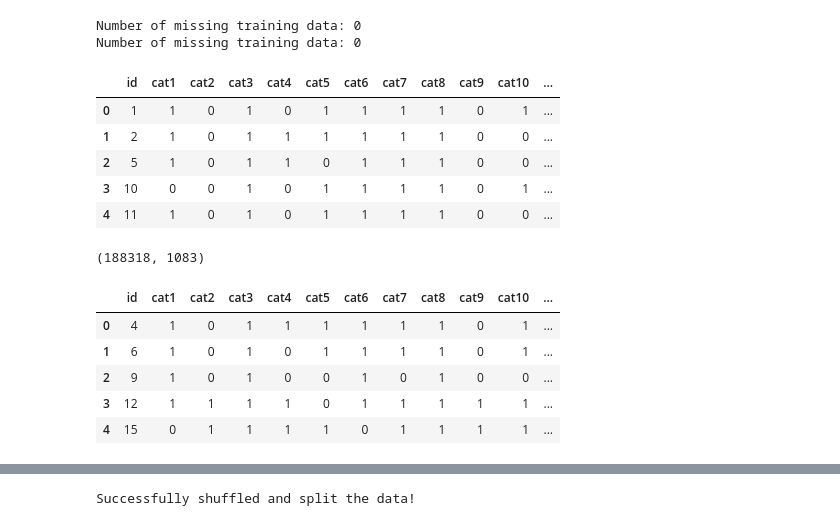
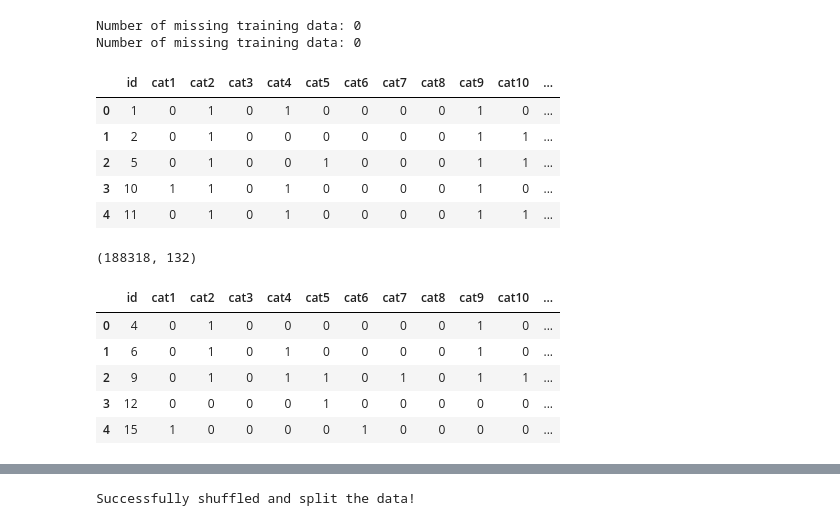
Before and after one commit to GregHacob/Kaggle-Competitions, a Jupyter notebook: Allstate Claims Severity/Allstate Claims Severity.ipynb, the cells around one changed output, grey strips where cells are left out. Saved outputs shown, nothing was run; the diff lists cells and outputs as text; code cells hidden in the pictures.

```diff
--- a/Allstate Claims Severity/Allstate Claims Severity.ipynb
+++ b/Allstate Claims Severity/Allstate Claims Severity.ipynb
@@ -82,4 +94,16 @@ print "Number of missing training data: {}".format(claims_test_data.isnull().sum
 # %% [output]
 Number of missing training data: 0
 Number of missing training data: 0
+# %%
+def PreProcess1(data):
+
+    # Check each column
+    for col, col_data in data.iteritems():
+        if (col_data.dtype == object):
+            data[col] = pd.factorize(col_data.values, sort=True)[0]
+        else:
+            if col != 'id':
+                data[col] = np.log1p(col_data)
+
+    return data
 # %%
@@ -112,28 +136,28 @@ def PreProcess(data):
 # %%
 #claims_train_data.drop('id',axis=1,inplace=True)  #Remove the ID from the training set
-processed_claims_train_data = PreProcess(claims_train_data)
+processed_claims_train_data = PreProcess1(claims_train_data)
 processed_claims_train_data.head()
 # %% [output]
 |  | id | cat1 | cat2 | cat3 | cat4 | cat5 | cat6 | cat7 | cat8 | cat9 | cat10 | ... |
-| 0 | 1 | 1 | 0 | 1 | 0 | 1 | 1 | 1 | 1 | 0 | 1 | ... |
-| 1 | 2 | 1 | 0 | 1 | 1 | 1 | 1 | 1 | 1 | 0 | 0 | ... |
-| 2 | 5 | 1 | 0 | 1 | 1 | 0 | 1 | 1 | 1 | 0 | 0 | ... |
-| 3 | 10 | 0 | 0 | 1 | 0 | 1 | 1 | 1 | 1 | 0 | 1 | ... |
-| 4 | 11 | 1 | 0 | 1 | 0 | 1 | 1 | 1 | 1 | 0 | 0 | ... |
+| 0 | 1 | 0 | 1 | 0 | 1 | 0 | 0 | 0 | 0 | 1 | 0 | ... |
+| 1 | 2 | 0 | 1 | 0 | 0 | 0 | 0 | 0 | 0 | 1 | 1 | ... |
+| 2 | 5 | 0 | 1 | 0 | 0 | 1 | 0 | 0 | 0 | 1 | 1 | ... |
+| 3 | 10 | 1 | 1 | 0 | 1 | 0 | 0 | 0 | 0 | 1 | 0 | ... |
+| 4 | 11 | 0 | 1 | 0 | 1 | 0 | 0 | 0 | 0 | 1 | 1 | ... |
 # %%
 processed_claims_train_data.shape
 # %% [output]
-(188318, 1083)
+(188318, 132)
 # %%
-processed_claims_test_data = PreProcess(claims_test_data)
+processed_claims_test_data = PreProcess1(claims_test_data)
 processed_claims_test_data.head()
 # %% [output]
 |  | id | cat1 | cat2 | cat3 | cat4 | cat5 | cat6 | cat7 | cat8 | cat9 | cat10 | ... |
-| 0 | 4 | 1 | 0 | 1 | 1 | 1 | 1 | 1 | 1 | 0 | 1 | ... |
-| 1 | 6 | 1 | 0 | 1 | 0 | 1 | 1 | 1 | 1 | 0 | 1 | ... |
-| 2 | 9 | 1 | 0 | 1 | 0 | 0 | 1 | 0 | 1 | 0 | 0 | ... |
-| 3 | 12 | 1 | 1 | 1 | 1 | 0 | 1 | 1 | 1 | 1 | 1 | ... |
-| 4 | 15 | 0 | 1 | 1 | 1 | 1 | 0 | 1 | 1 | 1 | 1 | ... |
+| 0 | 4 | 0 | 1 | 0 | 0 | 0 | 0 | 0 | 0 | 1 | 0 | ... |
+| 1 | 6 | 0 | 1 | 0 | 1 | 0 | 0 | 0 | 0 | 1 | 0 | ... |
+| 2 | 9 | 0 | 1 | 0 | 1 | 1 | 0 | 1 | 0 | 1 | 1 | ... |
+| 3 | 12 | 0 | 0 | 0 | 0 | 1 | 0 | 0 | 0 | 0 | 0 | ... |
+| 4 | 15 | 1 | 0 | 0 | 0 | 0 | 1 | 0 | 0 | 0 | 0 | ... |
 # %%
 processed_claims_test_data.shape
 # %% [output]
```
Also changed, not shown: parts of 18 cells of this notebook, 1 other file.
